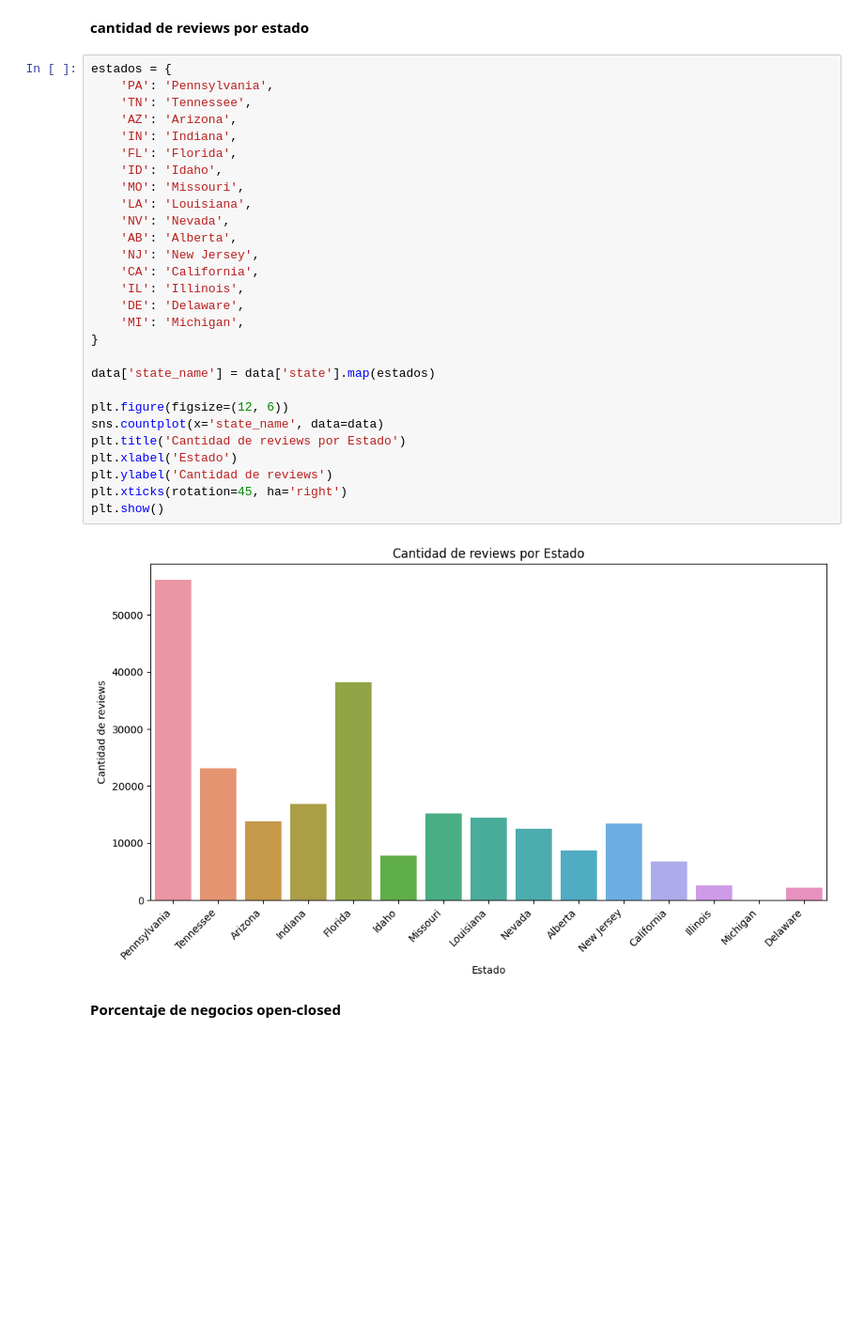
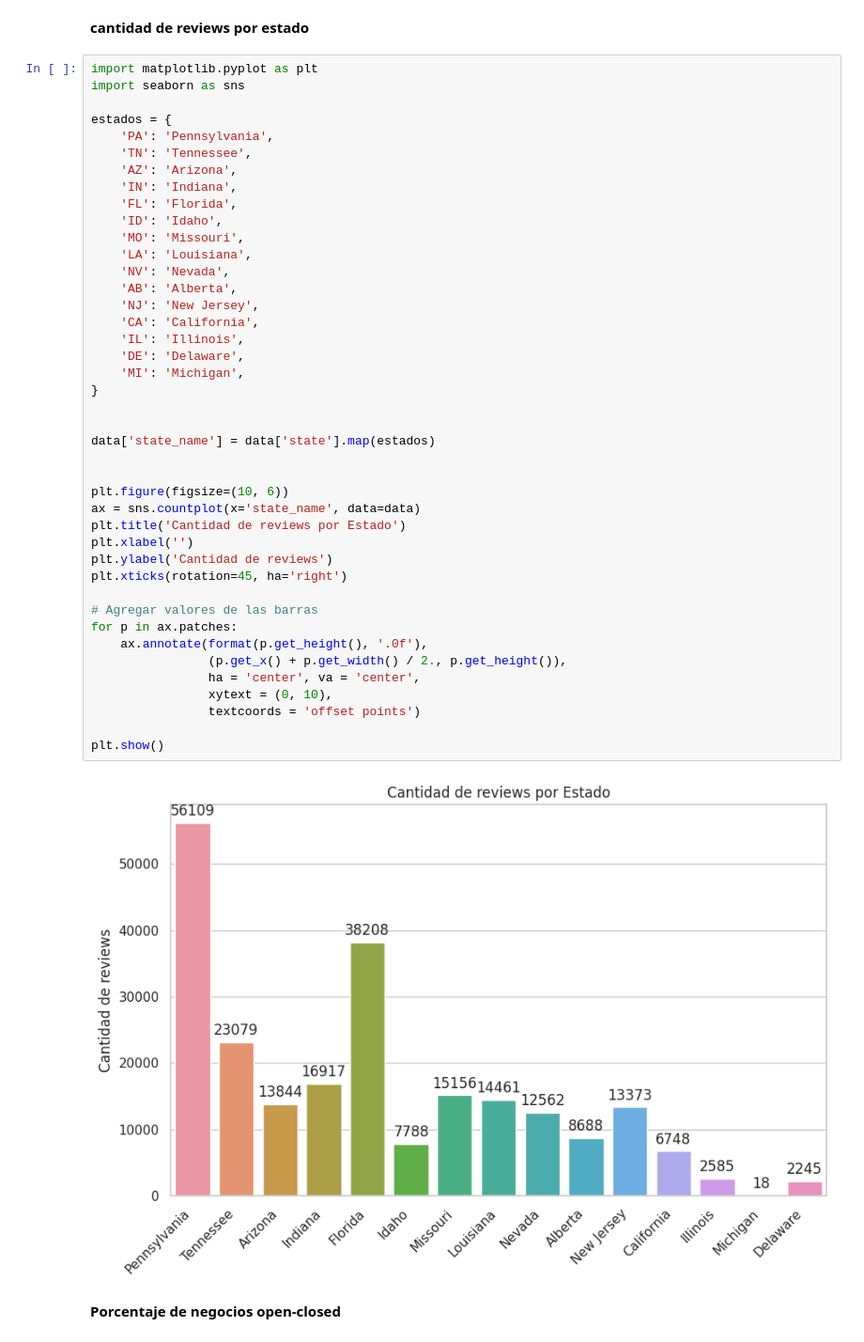
Before and after one commit to Marianopopov/Google_Yelp_Recommend, a Jupyter notebook: notebooks/EDA_Yelp/eda_yelp.ipynb, the cells around one changed output. Shown at 94% size. Drawn from its saved outputs; the diff is of its cells as text; blank space fills up the shorter version.

```diff
--- a/notebooks/EDA_Yelp/eda_yelp.ipynb
+++ b/notebooks/EDA_Yelp/eda_yelp.ipynb
@@ -128,35 +148,49 @@ plt.show()
 # %% [markdown]
 **cantidad de reviews por estado**
 # %%
+import matplotlib.pyplot as plt
+import seaborn as sns
+
 estados = {
     'PA': 'Pennsylvania',
     'TN': 'Tennessee',
     'AZ': 'Arizona',
     'IN': 'Indiana',
     'FL': 'Florida',
     'ID': 'Idaho',
     'MO': 'Missouri',
     'LA': 'Louisiana',
     'NV': 'Nevada',
     'AB': 'Alberta',
     'NJ': 'New Jersey',
     'CA': 'California',
     'IL': 'Illinois',
     'DE': 'Delaware',
     'MI': 'Michigan',
 }
 
+
 data['state_name'] = data['state'].map(estados)
 
-plt.figure(figsize=(12, 6))
-sns.countplot(x='state_name', data=data)
+
+plt.figure(figsize=(10, 6))
+ax = sns.countplot(x='state_name', data=data)
 plt.title('Cantidad de reviews por Estado')
-plt.xlabel('Estado')
+plt.xlabel('')
 plt.ylabel('Cantidad de reviews')
 plt.xticks(rotation=45, ha='right')
+
+# Agregar valores de las barras
+for p in ax.patches:
+    ax.annotate(format(p.get_height(), '.0f'),
+                (p.get_x() + p.get_width() / 2., p.get_height()),
+                ha = 'center', va = 'center',
+                xytext = (0, 10),
+                textcoords = 'offset points')
+
 plt.show()
 # %% [output]
-[figure, old version]
+[figure, new version]
 # %% [markdown]
 **Porcentaje de negocios open-closed**
 # %%
```
Also changed, not shown: parts of 4 cells of this notebook.
